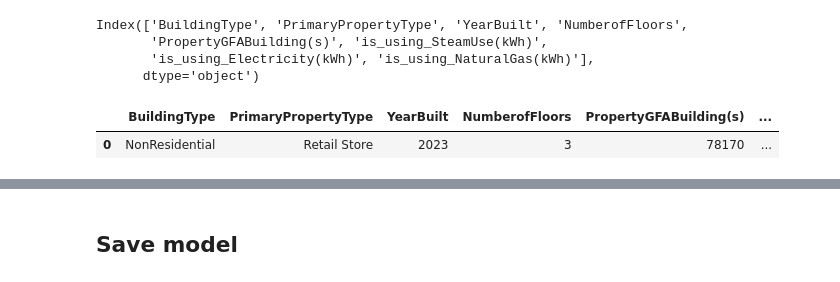
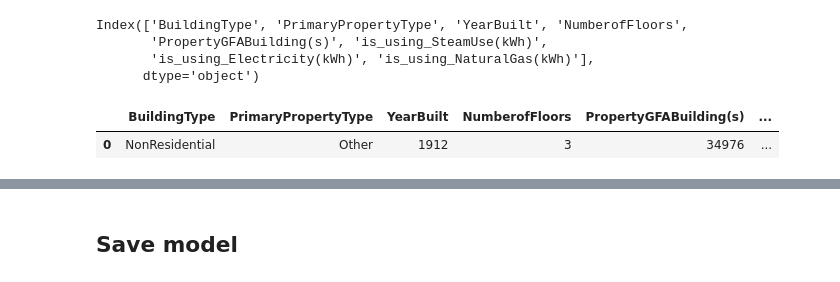
Before and after one commit to data-IA-2022/CO2_Maud_Tarik, a Jupyter notebook: model-multioutput.ipynb, the cells around one changed output, grey strips where cells are left out. Drawn from its saved outputs; the diff is of its cells as text; code cells hidden in the pictures.

```diff
--- a/model-multioutput.ipynb
+++ b/model-multioutput.ipynb
@@ -330,18 +315,18 @@ Index(['BuildingType', 'PrimaryPropertyType', 'YearBuilt', 'NumberofFloors',
 # %%
 new_data={
         'BuildingType': 'NonResidential',
-        'PrimaryPropertyType': 'Retail Store',
-        'YearBuilt': '2023',
-        'NumberofFloors': '3',
-        'PropertyGFABuilding(s)': '78170',
-        'is_using_SteamUse(kWh)': '0',
-        'is_using_Electricity(kWh)': '1',
-        'is_using_NaturalGas(kWh)': '1'
+        'PrimaryPropertyType': 'Other',
+        'YearBuilt': [1912],
+        'NumberofFloors': [3],
+        'PropertyGFABuilding(s)': [34976],
+        'is_using_SteamUse(kWh)': [1],
+        'is_using_Electricity(kWh)': [1],
+        'is_using_NaturalGas(kWh)': [1]
 }
 
 df_pred = pd.DataFrame(new_data, index=[0])
 df_pred
 # %% [output]
 |  | BuildingType | PrimaryPropertyType | YearBuilt | NumberofFloors | PropertyGFABuilding(s) | ... |
-| 0 | NonResidential | Retail Store | 2023 | 3 | 78170 | ... |
+| 0 | NonResidential | Other | 1912 | 3 | 34976 | ... |
 # %%
```
Also changed, not shown: parts of 7 cells of this notebook.
